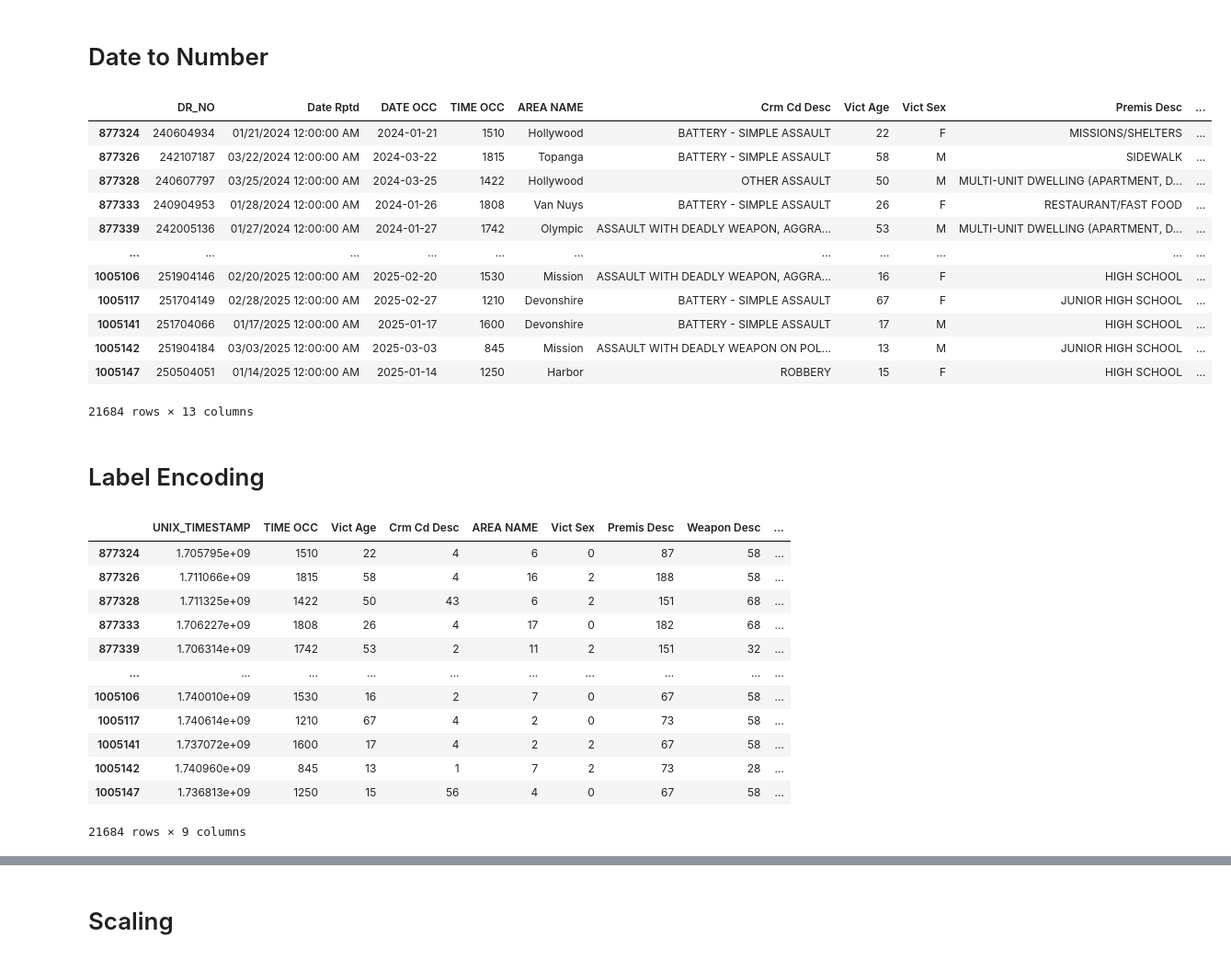
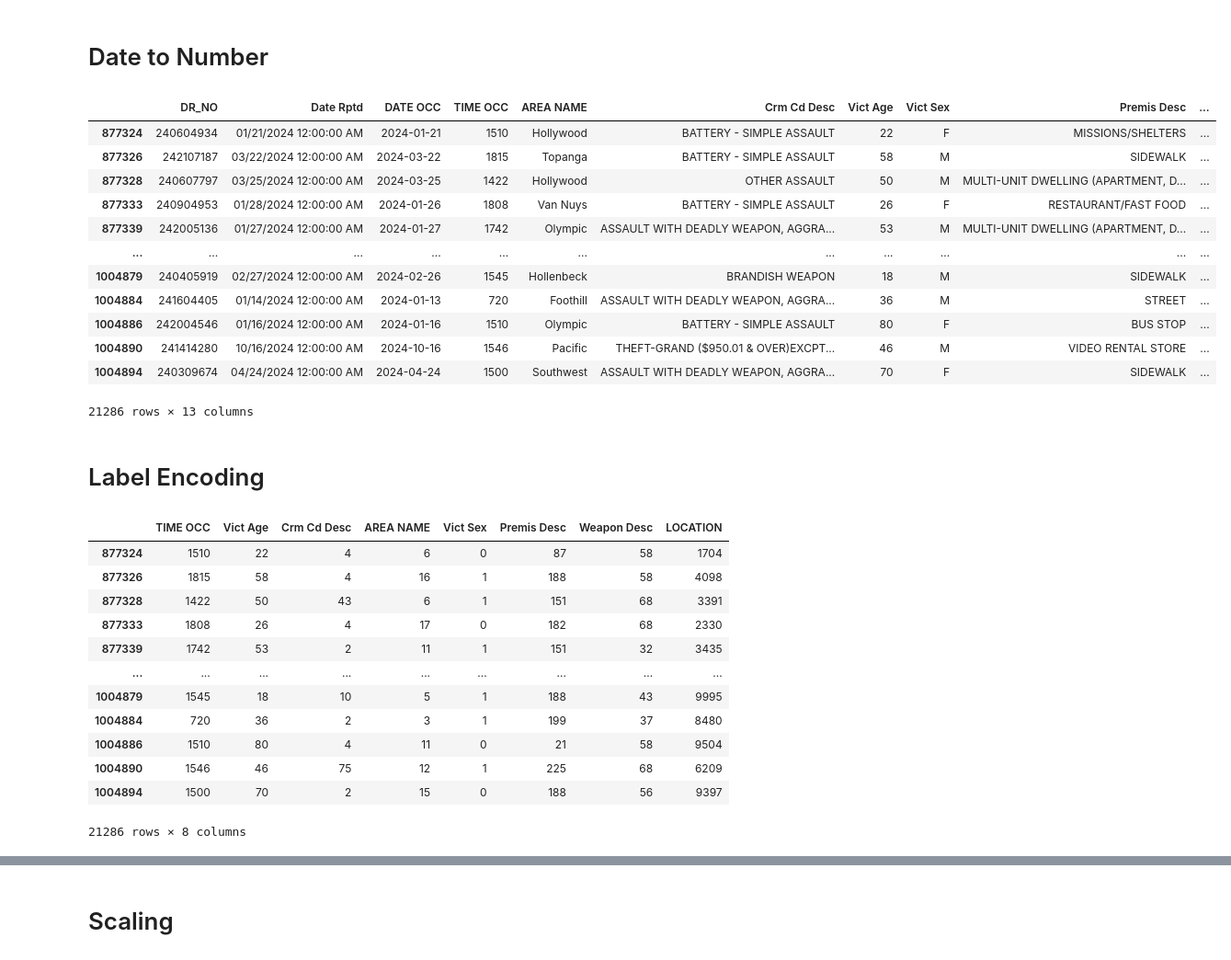
Before and after one commit to Maytastico/data-science-exam, a Jupyter notebook: ai.ipynb, the cells around one changed output, grey strips where cells are left out. Shown at 92% size. Saved outputs shown, nothing was run; the diff lists cells and outputs as text; code cells hidden in the pictures.

```diff
--- a/ai.ipynb
+++ b/ai.ipynb
@@ -33,10 +33,10 @@ import seaborn as sns
 # %%
 # Loading Datasets
 data = pd.read_csv('./Crime_Data_from_2020_to_Present.csv', usecols=['DR_NO','AREA NAME' ,'Date Rptd', 'DATE OCC', 'TIME OCC', 'LOCATION', 'Crm Cd Desc', 'Vict Age', 'Vict Sex', 'Weapon Desc', 'Premis Desc', 'LAT', 'LON'], header=0)
-data = data[data['DATE OCC'].str.contains('2024') | data['DATE OCC'].str.contains('2025')]
-data = data[data['Vict Age'] != 0]
+data = data[data['DATE OCC'].str.contains('2024')]
+data = data[data['Vict Age'] > 0]
+data = data[data['Vict Sex'] != 'H']
+data = data[data['Vict Sex'] != 'X']
 data.dropna(inplace=True)
 
 encoded = pd.DataFrame()
-
-data.head()
@@ -52,28 +45,28 @@ data.head()
 # %%
 # Time Conversion
 
 # Combine DATE OCC and TIME OCC into a single datetime column
 data['DATE OCC'] = pd.to_datetime(data['DATE OCC'], format='%m/%d/%Y %I:%M:%S %p')
 #data['DATE OCC'] = pd.to_datetime(data['DATE OCC'] + ' ' + data['TIME OCC'], format='%Y-%m-%d %M:%S')
 # Convert the datetime column to Unix timestamps
-encoded['UNIX_TIMESTAMP'] = data['DATE OCC'].apply(lambda x: x.timestamp())
+#encoded['UNIX_TIMESTAMP'] = data['DATE OCC'].apply(lambda x: x.timestamp())
 encoded['TIME OCC'] = data['TIME OCC'].copy()
 encoded['Vict Age'] = data['Vict Age'].copy()
 data
 # %% [output]
 |  | DR_NO | Date Rptd | DATE OCC | TIME OCC | AREA NAME | Crm Cd Desc | Vict Age | Vict Sex | Premis Desc | ... |
 | 877324 | 240604934 | 01/21/2024 12:00:00 AM | 2024-01-21 | 1510 | Hollywood | BATTERY - SIMPLE ASSAULT | 22 | F | MISSIONS/SHELTERS | ... |
 | 877326 | 242107187 | 03/22/2024 12:00:00 AM | 2024-03-22 | 1815 | Topanga | BATTERY - SIMPLE ASSAULT | 58 | M | SIDEWALK | ... |
 | 877328 | 240607797 | 03/25/2024 12:00:00 AM | 2024-03-25 | 1422 | Hollywood | OTHER ASSAULT | 50 | M | MULTI-UNIT DWELLING (APARTMENT, D... | ... |
 | 877333 | 240904953 | 01/28/2024 12:00:00 AM | 2024-01-26 | 1808 | Van Nuys | BATTERY - SIMPLE ASSAULT | 26 | F | RESTAURANT/FAST FOOD | ... |
 | 877339 | 242005136 | 01/27/2024 12:00:00 AM | 2024-01-27 | 1742 | Olympic | ASSAULT WITH DEADLY WEAPON, AGGRA... | 53 | M | MULTI-UNIT DWELLING (APARTMENT, D... | ... |
 | ... | ... | ... | ... | ... | ... | ... | ... | ... | ... | ... |
-| 1005106 | 251904146 | 02/20/2025 12:00:00 AM | 2025-02-20 | 1530 | Mission | ASSAULT WITH DEADLY WEAPON, AGGRA... | 16 | F | HIGH SCHOOL | ... |
-| 1005117 | 251704149 | 02/28/2025 12:00:00 AM | 2025-02-27 | 1210 | Devonshire | BATTERY - SIMPLE ASSAULT | 67 | F | JUNIOR HIGH SCHOOL | ... |
-| 1005141 | 251704066 | 01/17/2025 12:00:00 AM | 2025-01-17 | 1600 | Devonshire | BATTERY - SIMPLE ASSAULT | 17 | M | HIGH SCHOOL | ... |
-| 1005142 | 251904184 | 03/03/2025 12:00:00 AM | 2025-03-03 | 845 | Mission | ASSAULT WITH DEADLY WEAPON ON POL... | 13 | M | JUNIOR HIGH SCHOOL | ... |
-| 1005147 | 250504051 | 01/14/2025 12:00:00 AM | 2025-01-14 | 1250 | Harbor | ROBBERY | 15 | F | HIGH SCHOOL | ... |
+| 1004879 | 240405919 | 02/27/2024 12:00:00 AM | 2024-02-26 | 1545 | Hollenbeck | BRANDISH WEAPON | 18 | M | SIDEWALK | ... |
+| 1004884 | 241604405 | 01/14/2024 12:00:00 AM | 2024-01-13 | 720 | Foothill | ASSAULT WITH DEADLY WEAPON, AGGRA... | 36 | M | STREET | ... |
+| 1004886 | 242004546 | 01/16/2024 12:00:00 AM | 2024-01-16 | 1510 | Olympic | BATTERY - SIMPLE ASSAULT | 80 | F | BUS STOP | ... |
+| 1004890 | 241414280 | 10/16/2024 12:00:00 AM | 2024-10-16 | 1546 | Pacific | THEFT-GRAND ($950.01 & OVER)EXCPT... | 46 | M | VIDEO RENTAL STORE | ... |
+| 1004894 | 240309674 | 04/24/2024 12:00:00 AM | 2024-04-24 | 1500 | Southwest | ASSAULT WITH DEADLY WEAPON, AGGRA... | 70 | F | SIDEWALK | ... |
-21684 rows × 13 columns
+21286 rows × 13 columns
 # %% [markdown]
 # Label Encoding
 # %%
@@ -120,19 +113,19 @@ encoded.to_csv('encoded.csv', index=True)
 data.to_csv('data.csv', index=True)
 encoded
 # %% [output]
-|  | UNIX_TIMESTAMP | TIME OCC | Vict Age | Crm Cd Desc | AREA NAME | Vict Sex | Premis Desc | Weapon Desc | ... |
-| 877324 | 1.705795e+09 | 1510 | 22 | 4 | 6 | 0 | 87 | 58 | ... |
-| 877326 | 1.711066e+09 | 1815 | 58 | 4 | 16 | 2 | 188 | 58 | ... |
-| 877328 | 1.711325e+09 | 1422 | 50 | 43 | 6 | 2 | 151 | 68 | ... |
-| 877333 | 1.706227e+09 | 1808 | 26 | 4 | 17 | 0 | 182 | 68 | ... |
-| 877339 | 1.706314e+09 | 1742 | 53 | 2 | 11 | 2 | 151 | 32 | ... |
-| ... | ... | ... | ... | ... | ... | ... | ... | ... | ... |
-| 1005106 | 1.740010e+09 | 1530 | 16 | 2 | 7 | 0 | 67 | 58 | ... |
-| 1005117 | 1.740614e+09 | 1210 | 67 | 4 | 2 | 0 | 73 | 58 | ... |
-| 1005141 | 1.737072e+09 | 1600 | 17 | 4 | 2 | 2 | 67 | 58 | ... |
-| 1005142 | 1.740960e+09 | 845 | 13 | 1 | 7 | 2 | 73 | 28 | ... |
-| 1005147 | 1.736813e+09 | 1250 | 15 | 56 | 4 | 0 | 67 | 58 | ... |
+|  | TIME OCC | Vict Age | Crm Cd Desc | AREA NAME | Vict Sex | Premis Desc | Weapon Desc | LOCATION |
+| 877324 | 1510 | 22 | 4 | 6 | 0 | 87 | 58 | 1704 |
+| 877326 | 1815 | 58 | 4 | 16 | 1 | 188 | 58 | 4098 |
+| 877328 | 1422 | 50 | 43 | 6 | 1 | 151 | 68 | 3391 |
+| 877333 | 1808 | 26 | 4 | 17 | 0 | 182 | 68 | 2330 |
+| 877339 | 1742 | 53 | 2 | 11 | 1 | 151 | 32 | 3435 |
+| ... | ... | ... | ... | ... | ... | ... | ... | ... |
+| 1004879 | 1545 | 18 | 10 | 5 | 1 | 188 | 43 | 9995 |
+| 1004884 | 720 | 36 | 2 | 3 | 1 | 199 | 37 | 8480 |
+| 1004886 | 1510 | 80 | 4 | 11 | 0 | 21 | 58 | 9504 |
+| 1004890 | 1546 | 46 | 75 | 12 | 1 | 225 | 68 | 6209 |
+| 1004894 | 1500 | 70 | 2 | 15 | 0 | 188 | 56 | 9397 |
-21684 rows × 9 columns
+21286 rows × 8 columns
 # %%
 import matplotlib.pyplot as plt
 
```
Also changed, not shown: parts of 19 cells of this notebook, 14 other files.
